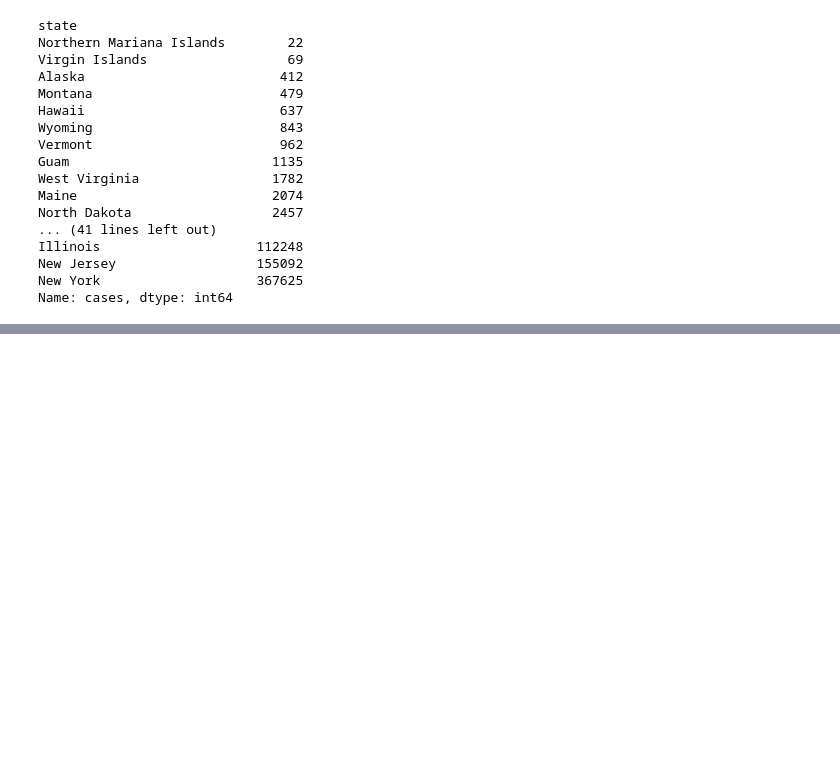
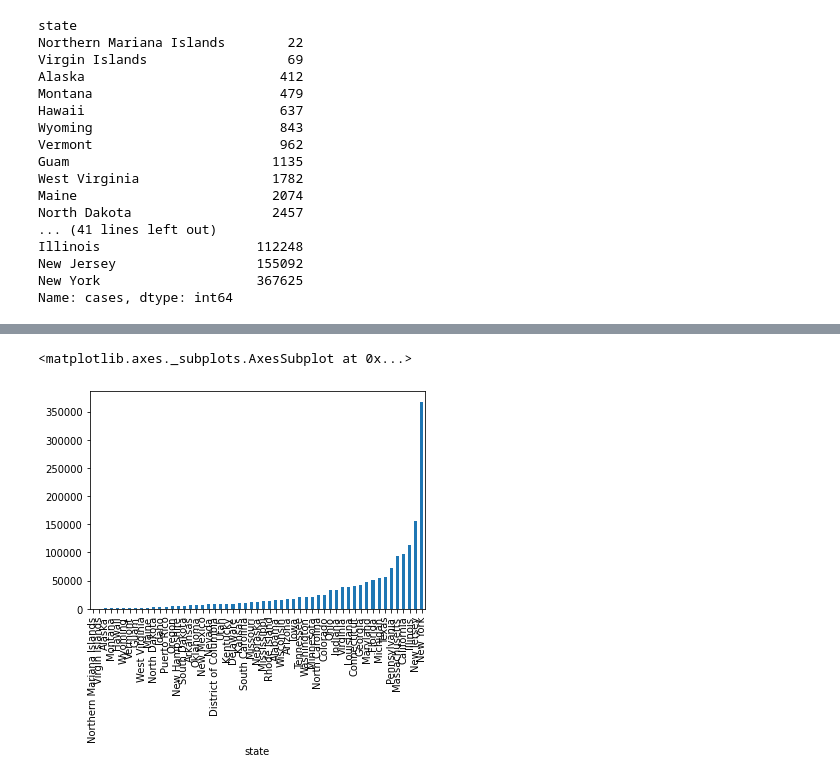
Before and after one commit to Vaisakh-Babu/pandas_practice, a Jupyter notebook: covid19data_practice_01.ipynb, the cells around one changed output, grey strips where cells are left out. Drawn from its saved outputs; the diff is of its cells as text; code cells hidden in the pictures; blank space fills up the shorter version.

```diff
--- a/covid19data_practice_01.ipynb
+++ b/covid19data_practice_01.ipynb
@@ -145,0 +249,5 @@ Name: cases, dtype: int64
+# %%
+state_dataset.set_index('state').cases.plot(kind = 'bar')
+# %% [output]
+<matplotlib.axes._subplots.AxesSubplot at 0x...>
+[figure, added]
```
Also changed, not shown: parts of 12 cells of this notebook.
